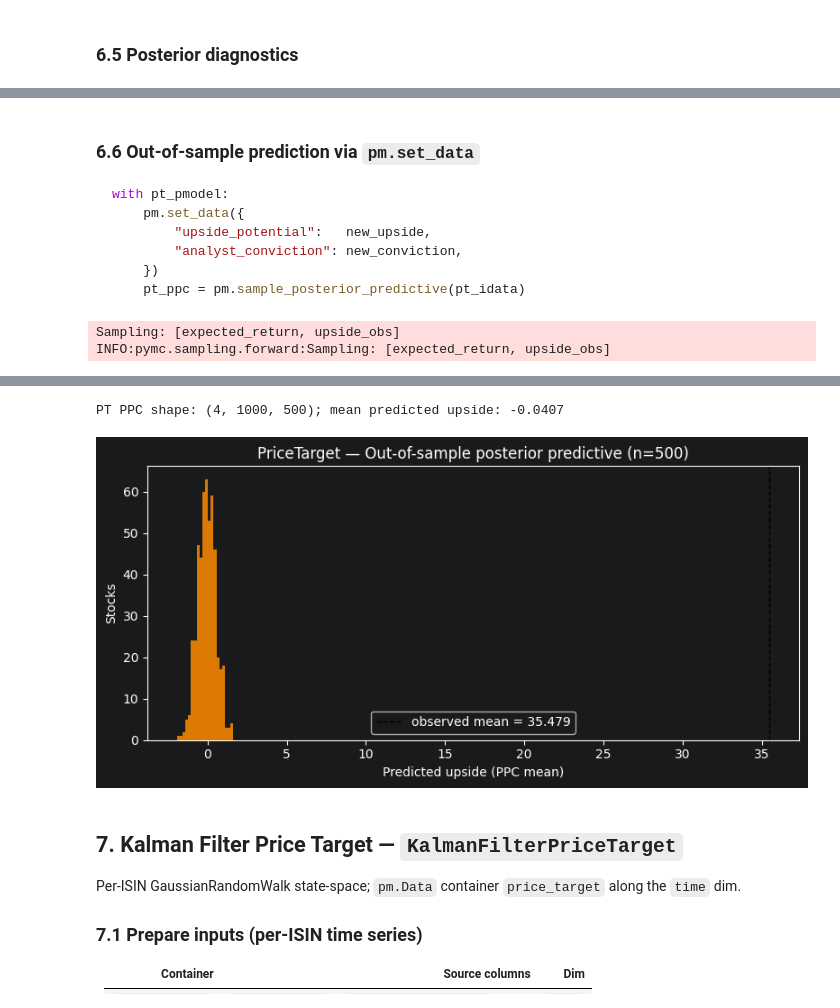
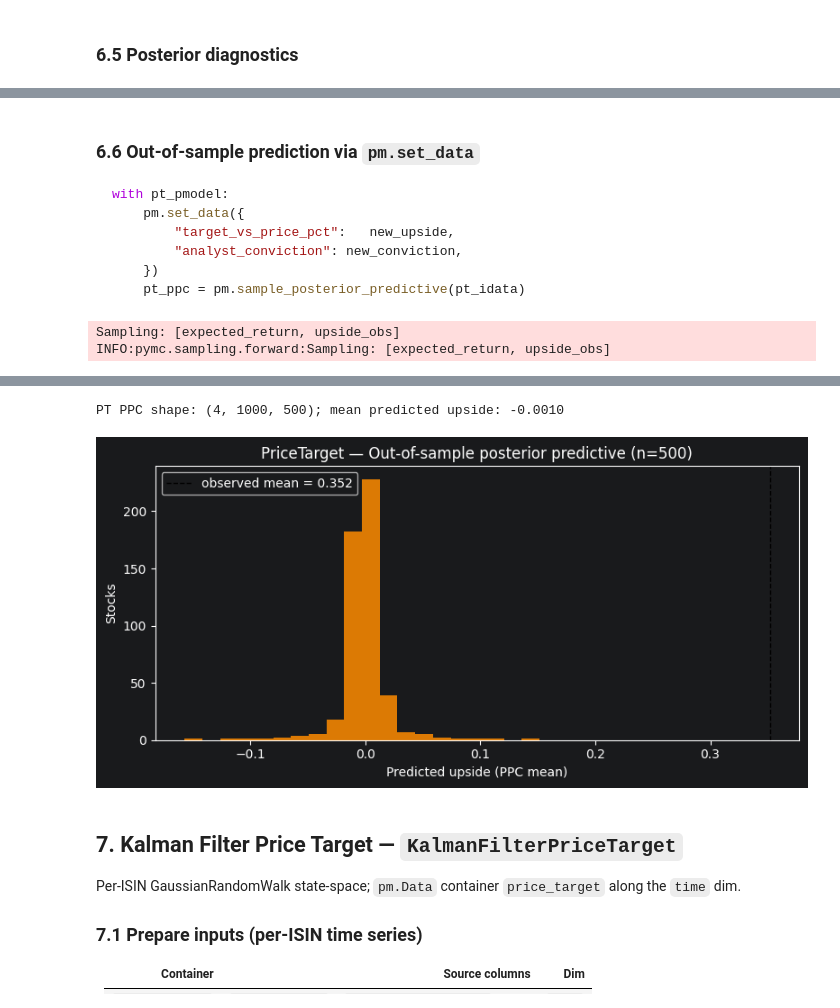
Before and after one commit to Kabenge42/PML_Finance_Project, a Jupyter notebook: pymc_expected_returns_model.ipynb, the cells around one changed output, grey strips where cells are left out. Drawn from its saved outputs; the diff is of its cells as text; code cells hidden in the pictures.

````diff
--- a/pymc_expected_returns_model.ipynb
+++ b/pymc_expected_returns_model.ipynb
@@ -269,7 +269,7 @@ MODEL_FEATURE_CONTAINERS: dict[str, dict] = {
 
     # --- Section 6: PriceTargetAchievement -----------------------------------
     "PriceTarget": {
-        "target": "upside_potential",  # upside_obs
+        "target": "target_vs_price_pct",  # upside_obs
         "observed": list(PriceTargetAchievement._resolve_pt_feature_aliases()),
         "categories": list(_PT_CATEGORY_KEYS),
         "features": resolve_features(*_PT_CATEGORY_KEYS),
@@ -771,14 +771,14 @@ Maps to `_resolve_price_target_inputs` in `inference_schema.py`.
 | `isin` coord            | `isin` (role=`id`)       | —      |
 # %%
 pt_mask = (
-        df["upside_potential"].notna()
+        df["target_vs_price_pct"].notna()
         & df["analyst_conviction"].notna()
         & df[id_col].notna()
 )
 pt_df = df.loc[pt_mask].drop_duplicates(subset=id_col).reset_index(drop=True)
 
 pt_inputs = dict(
-    upside_potential=pt_df["upside_potential"].astype("float64").to_numpy(),
+    target_vs_price_pct=pt_df["target_vs_price_pct"].astype("float64").to_numpy(),
     analyst_conviction=pt_df["analyst_conviction"].astype("float64").clip(lower=1e-3).to_numpy(),
     isins=pt_df[id_col].astype(str).to_numpy(),
 )
@@ -919,7 +919,7 @@ plt.show()
 ```python
 with pt_pmodel:
     pm.set_data({
-        "upside_potential":   new_upside,
+        "target_vs_price_pct":   new_upside,
         "analyst_conviction": new_conviction,
     })
     pt_ppc = pm.sample_posterior_predictive(pt_idata)
@@ -942,7 +942,7 @@ def _strip_isin_dimmed(idata):
 
 _holdout_n = min(500, len(pt_df))
 _new_isins = pt_inputs['isins'][-_holdout_n:]
-_new_upside = pt_inputs['upside_potential'][-_holdout_n:]
+_new_upside = pt_inputs['target_vs_price_pct'][-_holdout_n:]
 _new_conv = pt_inputs['analyst_conviction'][-_holdout_n:]
 _new_pt_features = PriceTargetAchievement._align_pt_features(
     pt_features_df, _new_isins, pt_idata.constant_data.coords['pt_feature'],
@@ -951,36 +951,36 @@ _new_pt_features = PriceTargetAchievement._align_pt_features(
 _idata_for_ppc = _strip_isin_dimmed(pt_idata)
 
 with pt_pmodel:
     pm.set_data({
-        'upside_potential': _new_upside,
+        'target_vs_price_pct': _new_upside,
         'analyst_conviction': _new_conv,
         'pt_features': _new_pt_features,
     }, coords={'isin': _new_isins})
     _obs_name = 'upside_obs'
     pt_ppc = pm.sample_posterior_predictive(
         _idata_for_ppc, var_names=[_obs_name],
         random_seed=42, progressbar=True,
     )
 
 _pred = pt_ppc.posterior_predictive['upside_obs']
 _pred_mean = _pred.mean(('chain', 'draw')).values
 print(f'PT PPC shape: {_pred.shape}; mean predicted upside: {_pred_mean.mean():.4f}')
 fig, ax = plt.subplots(figsize=(8, 4))
 ax.hist(_pred_mean, bins=20, color='darkorange', alpha=0.85)
 ax.axvline(_new_upside.mean(), color='k', ls='--', lw=1, label=f'observed mean = {_new_upside.mean():.3f}')
 ax.set_xlabel('Predicted upside (PPC mean)')
 ax.set_ylabel('Stocks')
 ax.set_title(f'PriceTarget — Out-of-sample posterior predictive (n={_holdout_n})')
 ax.legend()
 plt.tight_layout()
 plt.show()
 # %% [output]
 Sampling: [expected_return, upside_obs]
 INFO:pymc.sampling.forward:Sampling: [expected_return, upside_obs]
 [interactive output not drawn]
 [interactive output not drawn]
-PT PPC shape: (4, 1000, 500); mean predicted upside: -0.0407
+PT PPC shape: (4, 1000, 500); mean predicted upside: -0.0010
-[figure, old version]
+[figure, new version]
 # %% [markdown]
 ## 7. Kalman Filter Price Target — `KalmanFilterPriceTarget`
 
````
Also changed, not shown: parts of 38 cells of this notebook, 28 other files.
